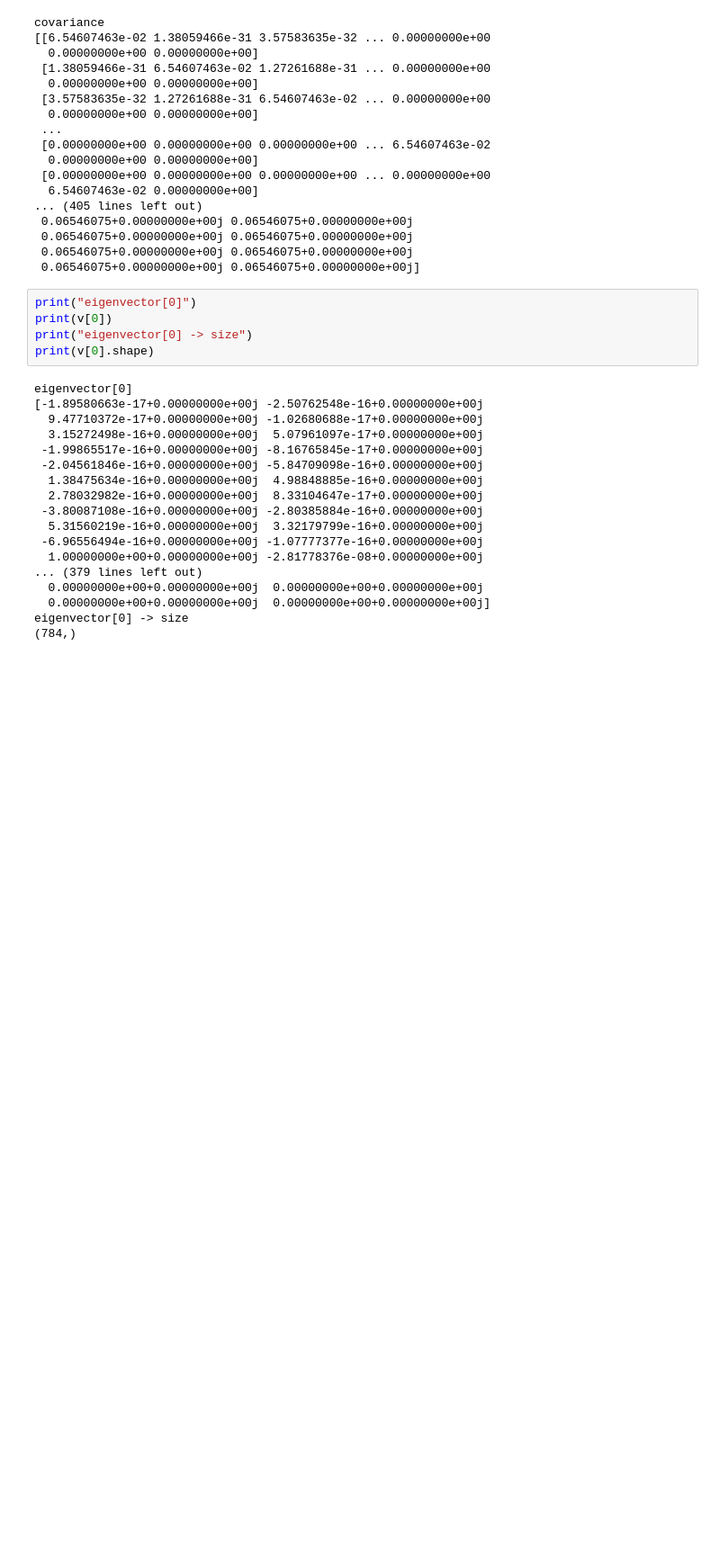
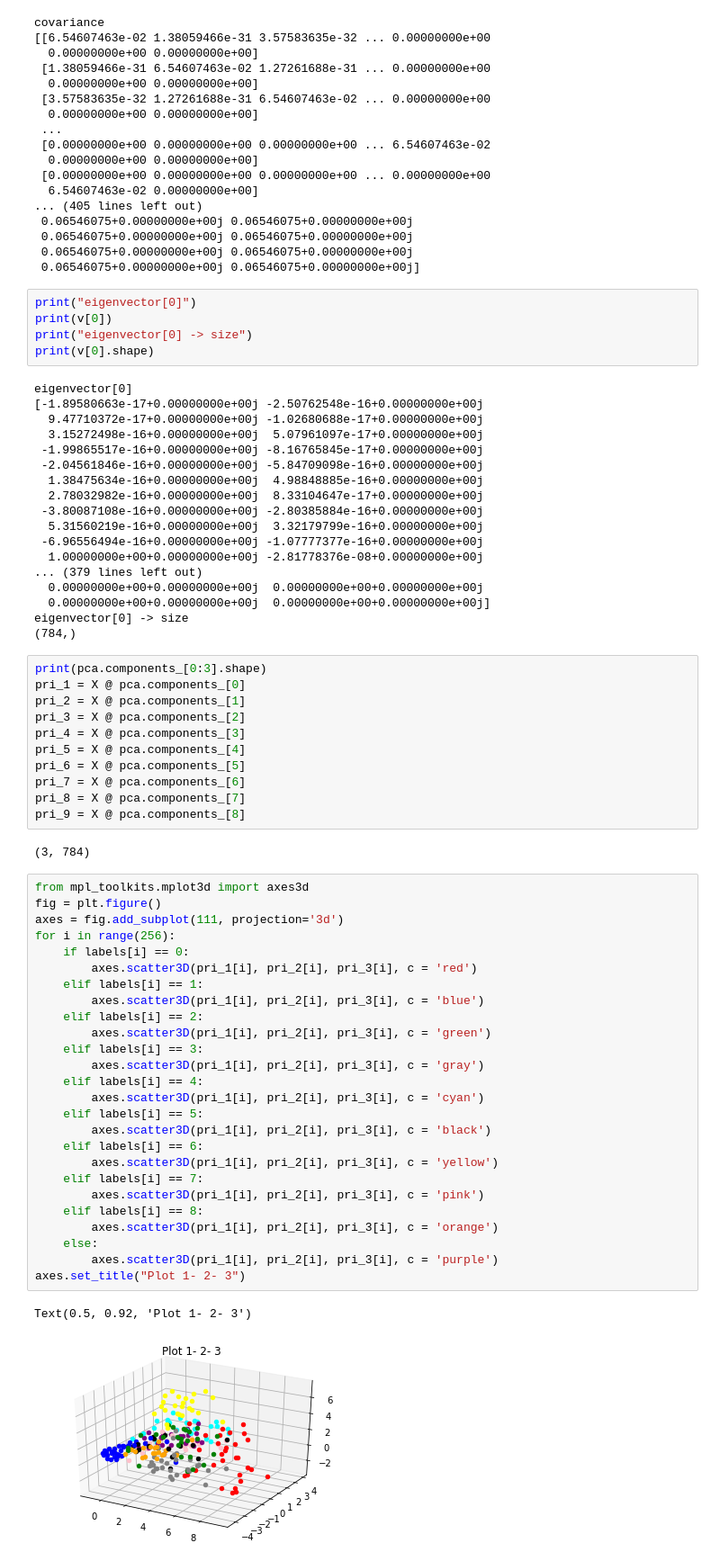
Before and after one commit to chigichan24/dora, a Jupyter notebook: pca_mnist.ipynb, the cells around one changed output. Shown at 90% size. Drawn from its saved outputs; the diff is of its cells as text; blank space fills up the shorter version.

Commit message:
Add graph

```diff
--- a/pca_mnist.ipynb
+++ b/pca_mnist.ipynb
@@ -106,3 +106,45 @@ eigenvector[0]
   0.00000000e+00+0.00000000e+00j  0.00000000e+00+0.00000000e+00j]
 eigenvector[0] -> size
 (784,)
+# %%
+print(pca.components_[0:3].shape)
+pri_1 = X @ pca.components_[0]
+pri_2 = X @ pca.components_[1]
+pri_3 = X @ pca.components_[2]
+pri_4 = X @ pca.components_[3]
+pri_5 = X @ pca.components_[4]
+pri_6 = X @ pca.components_[5]
+pri_7 = X @ pca.components_[6]
+pri_8 = X @ pca.components_[7]
+pri_9 = X @ pca.components_[8]
+# %% [output]
+(3, 784)
+# %%
+from mpl_toolkits.mplot3d import axes3d
+fig = plt.figure()
+axes = fig.add_subplot(111, projection='3d')
+for i in range(256):
+    if labels[i] == 0:
+        axes.scatter3D(pri_1[i], pri_2[i], pri_3[i], c = 'red')
+    elif labels[i] == 1:
+        axes.scatter3D(pri_1[i], pri_2[i], pri_3[i], c = 'blue')
+    elif labels[i] == 2:
+        axes.scatter3D(pri_1[i], pri_2[i], pri_3[i], c = 'green')
+    elif labels[i] == 3:
+        axes.scatter3D(pri_1[i], pri_2[i], pri_3[i], c = 'gray')
+    elif labels[i] == 4:
+        axes.scatter3D(pri_1[i], pri_2[i], pri_3[i], c = 'cyan')
+    elif labels[i] == 5:
+        axes.scatter3D(pri_1[i], pri_2[i], pri_3[i], c = 'black')
+    elif labels[i] == 6:
+        axes.scatter3D(pri_1[i], pri_2[i], pri_3[i], c = 'yellow')
+    elif labels[i] == 7:
+        axes.scatter3D(pri_1[i], pri_2[i], pri_3[i], c = 'pink')
+    elif labels[i] == 8:
+        axes.scatter3D(pri_1[i], pri_2[i], pri_3[i], c = 'orange')
+    else:
+        axes.scatter3D(pri_1[i], pri_2[i], pri_3[i], c = 'purple')
+axes.set_title("Plot 1- 2- 3")
+# %% [output]
+Text(0.5, 0.92, 'Plot 1- 2- 3')
+[figure, added]
```
Also changed, not shown: parts of 1 cell of this notebook.
